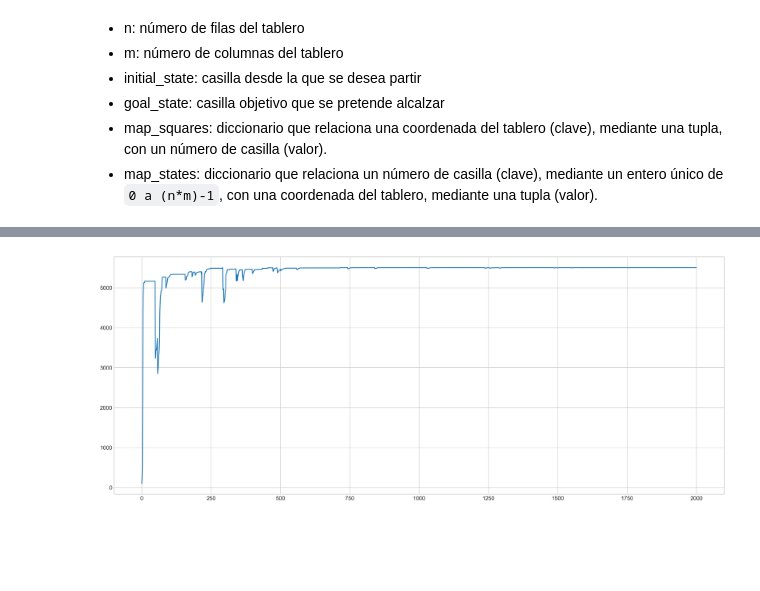
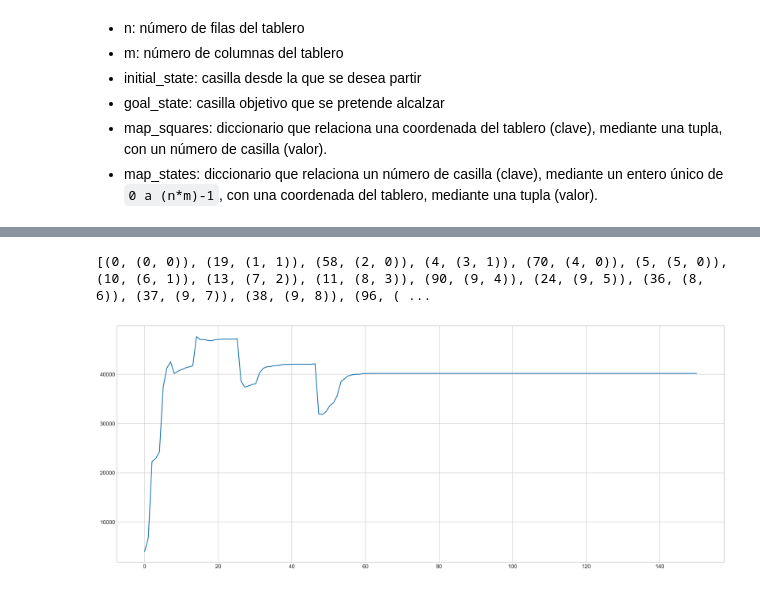
Before and after one commit to mrf1989/qlearning-ia, a Jupyter notebook: q-learning.ipynb, the cells around one changed output, grey strips where cells are left out. Saved outputs shown, nothing was run; the diff lists cells and outputs as text; code cells hidden in the pictures; blank space fills up the shorter version.

Commit message:
Customizado tablero Fase 3

```diff
--- a/q-learning.ipynb
+++ b/q-learning.ipynb
@@ -114,6 +114,9 @@ class QLearningAlgorithm():
         self.__n_training = n_training
         self.__gamma = gamma
         self.__Q = zeros((board.get_size(), board.get_size()))
+
+    def get_Q(self):
+        return self.__Q
 
     def training(self):
         goal_state = self.__board.get_goal_state()
@@ -213,20 +216,20 @@ class QLearningVariantAlgorithm(QLearningAlgorithm):
         self._QLearningAlgorithm__normalize_Q()
         return performances
 # %%
-board = Board(4,4,0,10)
+board = Board(3,3,0,6)
 
 # Ejemplo manual de Fase 1
-#config_board = array([[8,7,6],
-#                      [3,2,5],
-#                      [0,1,4]])
-#board.customize_board(config_board)
+config_board = array([[8,7,6],
+                      [3,2,5],
+                      [0,1,4]])
+board.customize_board(config_board)
 
 # Caso random
-board.init_random_board()
+#board.init_random_board()
 
 RMatrix = R(board)
 # %%
-n_training = 2000
+n_training = 150
 # %%
 # Fase 1
 agent1 = QLearningAlgorithm(board, RMatrix.get_R(), n_training, 0.8)
@@ -243,0 +286,8 @@ print(agent2.get_path())
+# %%
+# Fase 1
+agent1 = QLearningAlgorithm(board, R, n_training, 0.9)
+performance1 = agent1.training()
+# %%
+print(agent1.get_path())
+# %% [output]
+[(0, (0, 0)), (19, (1, 1)), (58, (2, 0)), (4, (3, 1)), (70, (4, 0)), (5, (5, 0)), (10, (6, 1)), (13, (7, 2)), (11, (8, 3)), (90, (9, 4)), (24, (9, 5)), (36, (8, 6)), (37, (9, 7)), (38, (9, 8)), (96, ( ...
@@ -244,10 +300,11 @@ print(agent2.get_path())
 # %%
+# Este bloque imprime un rendimiento de entrenamiento. En este caso en performance
 plt.style.use('seaborn-whitegrid')
 fig = plt.figure(figsize=(20,8), dpi=300.)
 ax = plt.axes()
 x = linspace(0,n_training, n_training)
-ax.plot(x, performance2)
+ax.plot(x, performance1) #modificando performance por una performance, se imprime
 plt.show()
 # %% [output]
-[figure, old version]
+[figure, new version]
 # %%
```
Also changed, not shown: parts of 8 cells of this notebook.
